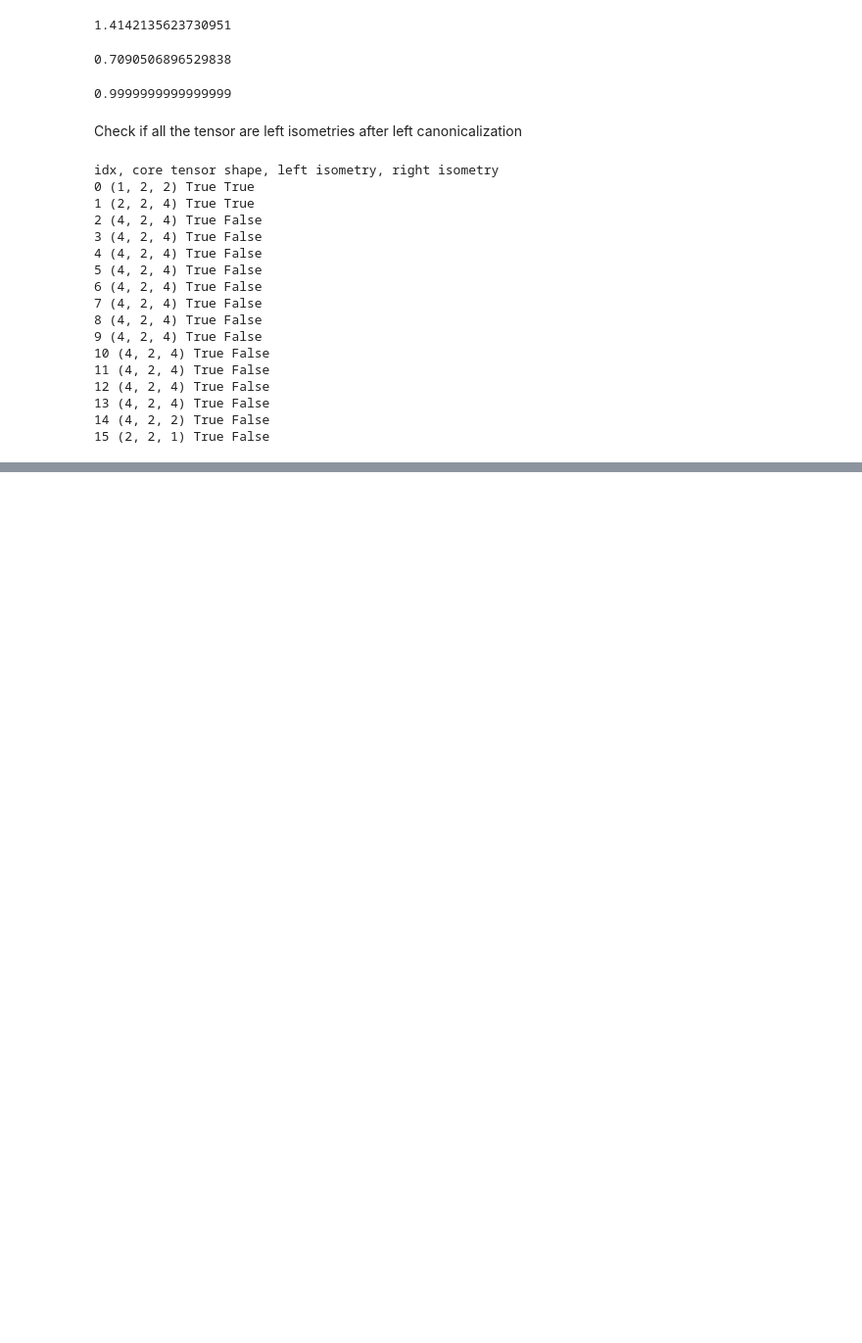
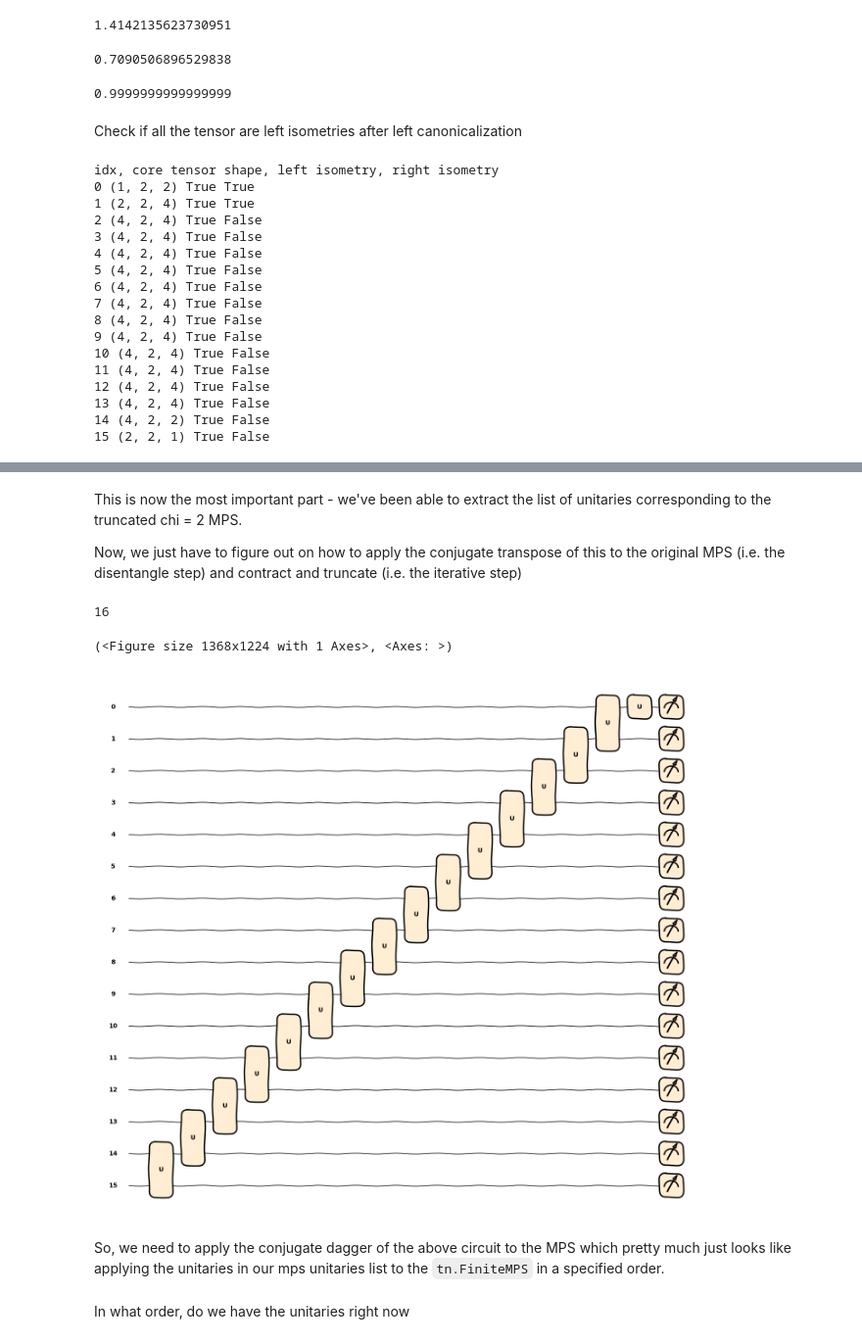
Before and after one commit to abhishekabhishek/UnsupGenModbyMPS, a Jupyter notebook: sandbox/mpd-decomposition.ipynb, the cells around one changed output, grey strips where cells are left out. Shown at 98% size. Cells and saved outputs as stored; diff of their text form; code cells hidden in the pictures; blank space fills up the shorter version.

```diff
--- a/sandbox/mpd-decomposition.ipynb
+++ b/sandbox/mpd-decomposition.ipynb
@@ -108,0 +243,2 @@ Ok. So looks like left-canonicalization using the tensornetwork methods was succ
+# %%
+tn_mps_trun = mps_helpers.truncate_mps(tn_mps, max_singular_values=2)
@@ -108,0 +272,3 @@ Ok. So looks like left-canonicalization using the tensornetwork methods was succ
+# %%
+%autoreload
+mps_trun = mps_helpers.tn_to_mps(tn_mps_trun)
@@ -108,0 +297,2 @@ Ok. So looks like left-canonicalization using the tensornetwork methods was succ
+# %%
+mps_trun_unitaries = helpers.get_mps_unitaries(mps_trun)
@@ -108,0 +317,19 @@ Ok. So looks like left-canonicalization using the tensornetwork methods was succ
+# %% [markdown]
+This is now the most important part - we've been able to extract the list of unitaries corresponding to the truncated chi = 2 MPS.
+
+Now, we just have to figure out on how to apply the conjugate transpose of this to the original MPS (i.e. the disentangle step) and contract and truncate (i.e. the iterative step)
+# %%
+len(mps_trun_unitaries)
+# %% [output]
+16
+# %%
+mps_circ = mps_circuit.mps_unitaries_to_circuit(mps_trun_unitaries)
+# %%
+qml.drawer.draw_mpl(mps_circ, style="sketch")()
+# %% [output]
+(<Figure size 1368x1224 with 1 Axes>, <Axes: >)
+[figure, added]
+# %% [markdown]
+So, we need to apply the conjugate dagger of the above circuit to the MPS which pretty much just looks like applying the unitaries in our mps unitaries list to the `tn.FiniteMPS` in a specified order.
+# %% [markdown]
+In what order, do we have the unitaries right now
```
Also changed, not shown: parts of 47 cells of this notebook, 6 other files.
